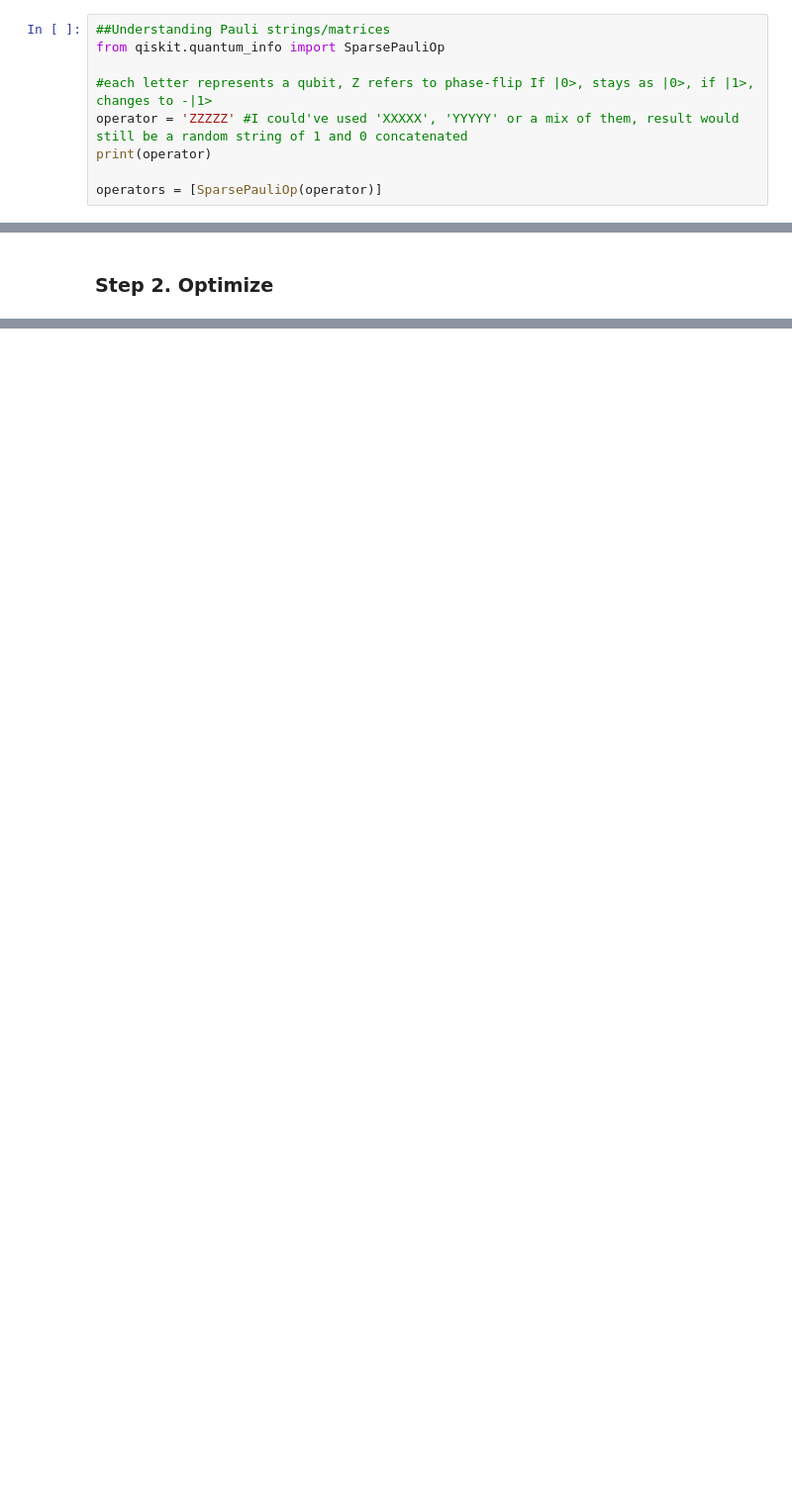
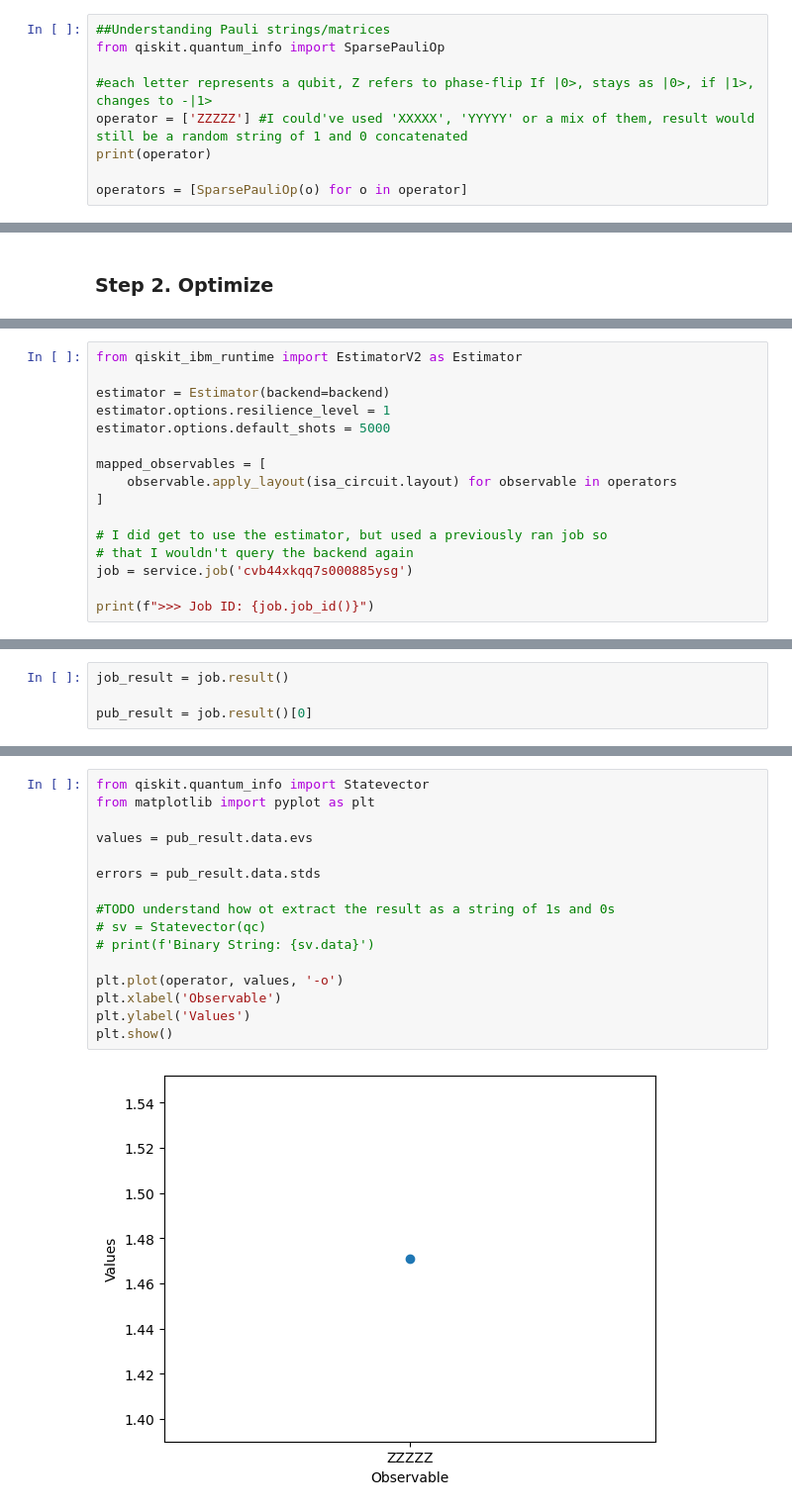
Before and after one commit to Alex-Delbrey/coding-with-qiskit, a Jupyter notebook: ideas-for-projects/random-num-gen.ipynb, the cells around one changed output, grey strips where cells are left out. Shown at 99% size. Drawn from its saved outputs; the diff is of its cells as text; blank space fills up the shorter version.

```diff
--- a/ideas-for-projects/random-num-gen.ipynb
+++ b/ideas-for-projects/random-num-gen.ipynb
@@ -21,8 +21,8 @@ qc.draw("mpl")
 from qiskit.quantum_info import SparsePauliOp
 
 #each letter represents a qubit, Z refers to phase-flip If |0>, stays as |0>, if |1>, changes to -|1>
-operator = 'ZZZZZ' #I could've used 'XXXXX', 'YYYYY' or a mix of them, result would still be a random string of 1 and 0 concatenated
+operator = ['ZZZZZ'] #I could've used 'XXXXX', 'YYYYY' or a mix of them, result would still be a random string of 1 and 0 concatenated
 print(operator)
 
-operators = [SparsePauliOp(operator)]
+operators = [SparsePauliOp(o) for o in operator]
 # %% [output]
@@ -46,0 +50,16 @@ isa_circuit.draw('mpl', idle_wires=False)
+# %%
+from qiskit_ibm_runtime import EstimatorV2 as Estimator
+
+estimator = Estimator(backend=backend)
+estimator.options.resilience_level = 1
+estimator.options.default_shots = 5000
+
+mapped_observables = [
+    observable.apply_layout(isa_circuit.layout) for observable in operators
+]
+
+# I did get to use the estimator, but used a previously ran job so
+# that I wouldn't query the backend again
+job = service.job('cvb44xkqq7s000885ysg')
+
+print(f">>> Job ID: {job.job_id()}")
@@ -46,0 +68,4 @@ isa_circuit.draw('mpl', idle_wires=False)
+# %%
+job_result = job.result()
+
+pub_result = job.result()[0]
@@ -46,0 +74,18 @@ isa_circuit.draw('mpl', idle_wires=False)
+# %%
+from qiskit.quantum_info import Statevector
+from matplotlib import pyplot as plt
+
+values = pub_result.data.evs
+
+errors = pub_result.data.stds
+
+#TODO understand how ot extract the result as a string of 1s and 0s
+# sv = Statevector(qc)
+# print(f'Binary String: {sv.data}')
+
+plt.plot(operator, values, '-o')
+plt.xlabel('Observable')
+plt.ylabel('Values')
+plt.show()
+# %% [output]
+[figure, added]
```
Also changed, not shown: parts of 6 cells of this notebook.
